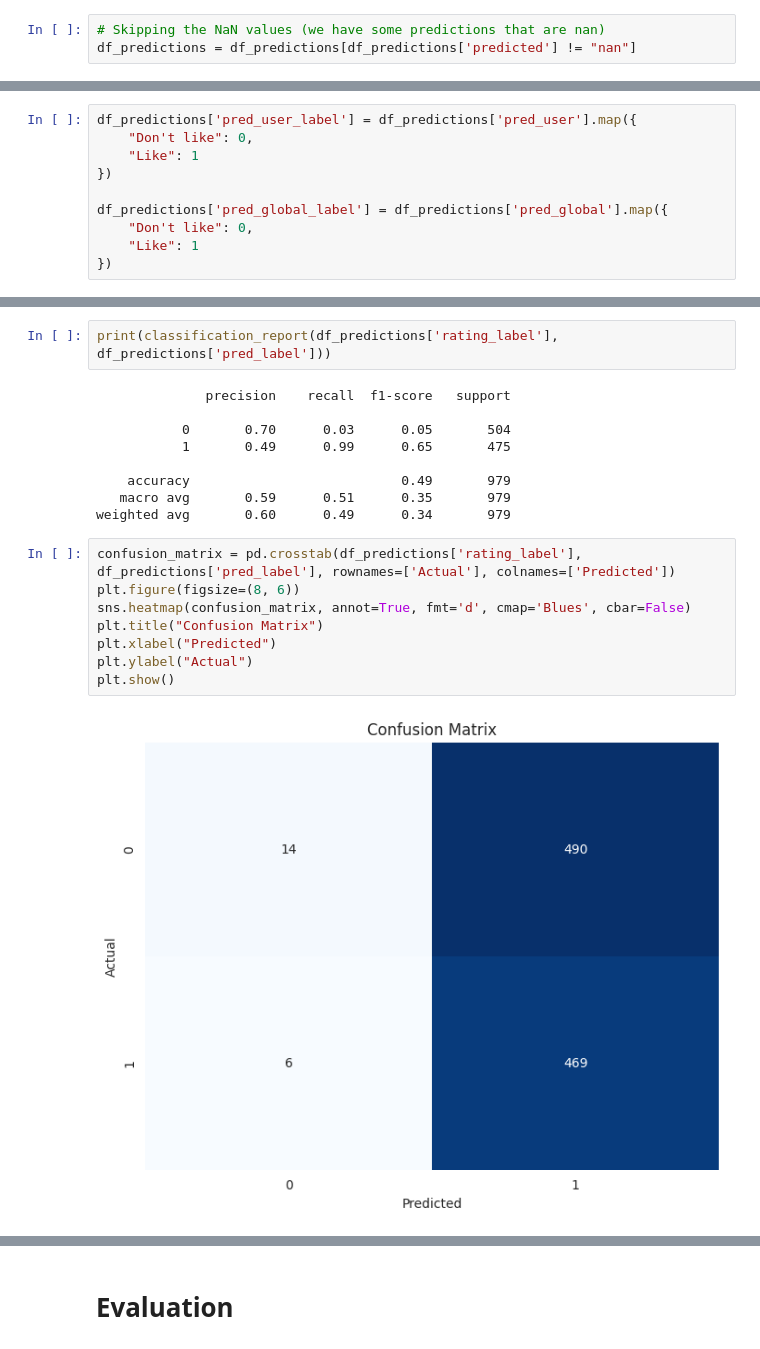
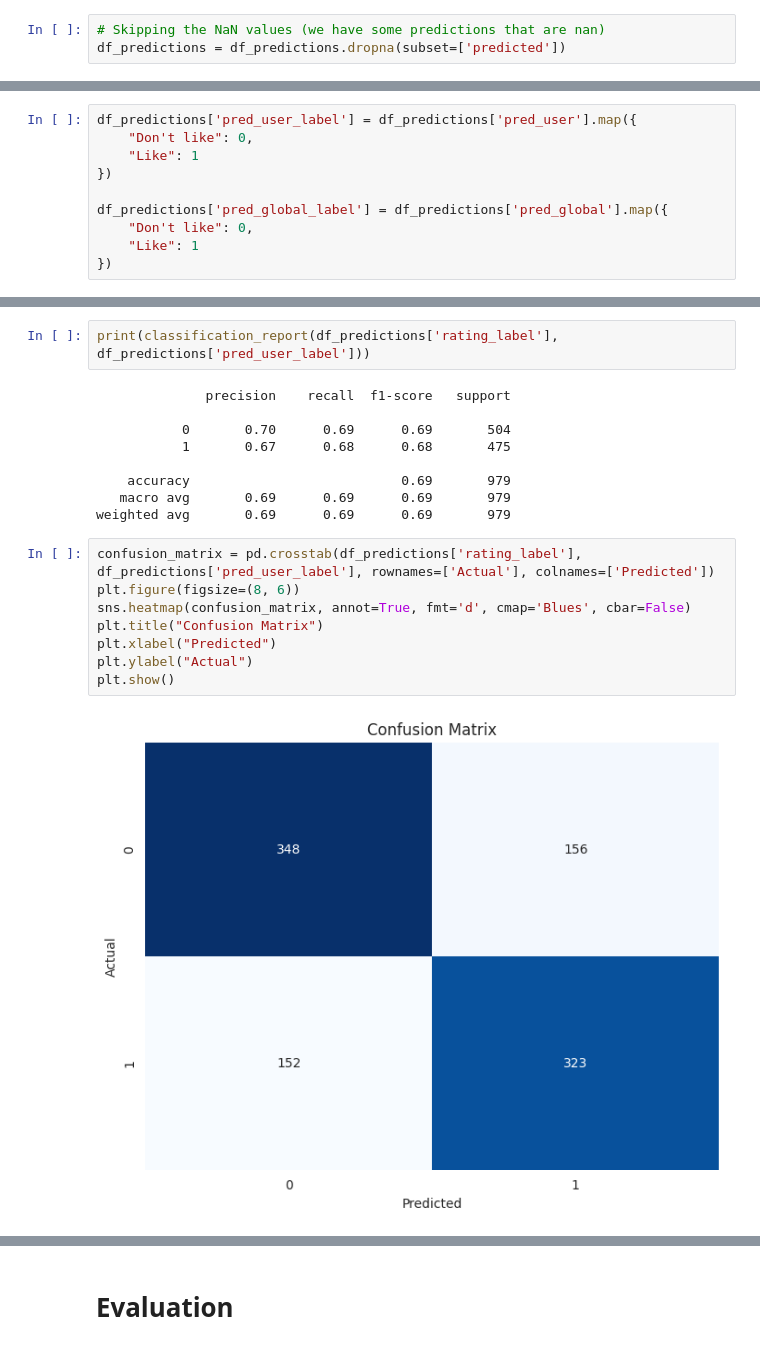
Before and after one commit to EliaTosin/DataAnaCla25, a Jupyter notebook: flipped_9/evaluation_rec_sys.ipynb, the cells around one changed output, grey strips where cells are left out. Cells and saved outputs as stored; diff of their text form.

```diff
--- a/flipped_9/evaluation_rec_sys.ipynb
+++ b/flipped_9/evaluation_rec_sys.ipynb
@@ -408,6 +428,6 @@ Name: count, dtype: int64
 # %%
 # Skipping the NaN values (we have some predictions that are nan)
-df_predictions = df_predictions[df_predictions['predicted'] != "nan"]
+df_predictions = df_predictions.dropna(subset=['predicted'])
 # %%
 # convert the predicted ratings to integers
 df_predictions['rating_label'] = df_predictions['rating_ordinal'].map({
@@ -659,23 +679,23 @@ df_predictions.head()
 | 48189 | 312 | 3793 | Don't like | Like | 0 | 1 | Like | Don't like | ... |
 | 64643 | 414 | 54286 | Like | Like | 1 | 1 | Don't like | Like | ... |
 # %%
-print(classification_report(df_predictions['rating_label'], df_predictions['pred_label']))
+print(classification_report(df_predictions['rating_label'], df_predictions['pred_user_label']))
 # %% [output]
               precision    recall  f1-score   support
 
-           0       0.70      0.03      0.05       504
-           1       0.49      0.99      0.65       475
+           0       0.70      0.69      0.69       504
+           1       0.67      0.68      0.68       475
 
-    accuracy                           0.49       979
-   macro avg       0.59      0.51      0.35       979
-weighted avg       0.60      0.49      0.34       979
+    accuracy                           0.69       979
+   macro avg       0.69      0.69      0.69       979
+weighted avg       0.69      0.69      0.69       979
 # %%
-confusion_matrix = pd.crosstab(df_predictions['rating_label'], df_predictions['pred_label'], rownames=['Actual'], colnames=['Predicted'])
+confusion_matrix = pd.crosstab(df_predictions['rating_label'], df_predictions['pred_user_label'], rownames=['Actual'], colnames=['Predicted'])
 plt.figure(figsize=(8, 6))
 sns.heatmap(confusion_matrix, annot=True, fmt='d', cmap='Blues', cbar=False)
 plt.title("Confusion Matrix")
 plt.xlabel("Predicted")
 plt.ylabel("Actual")
 plt.show()
 # %% [output]
-[figure, old version]
+[figure, new version]
```
Also changed, not shown: parts of 11 cells of this notebook.
